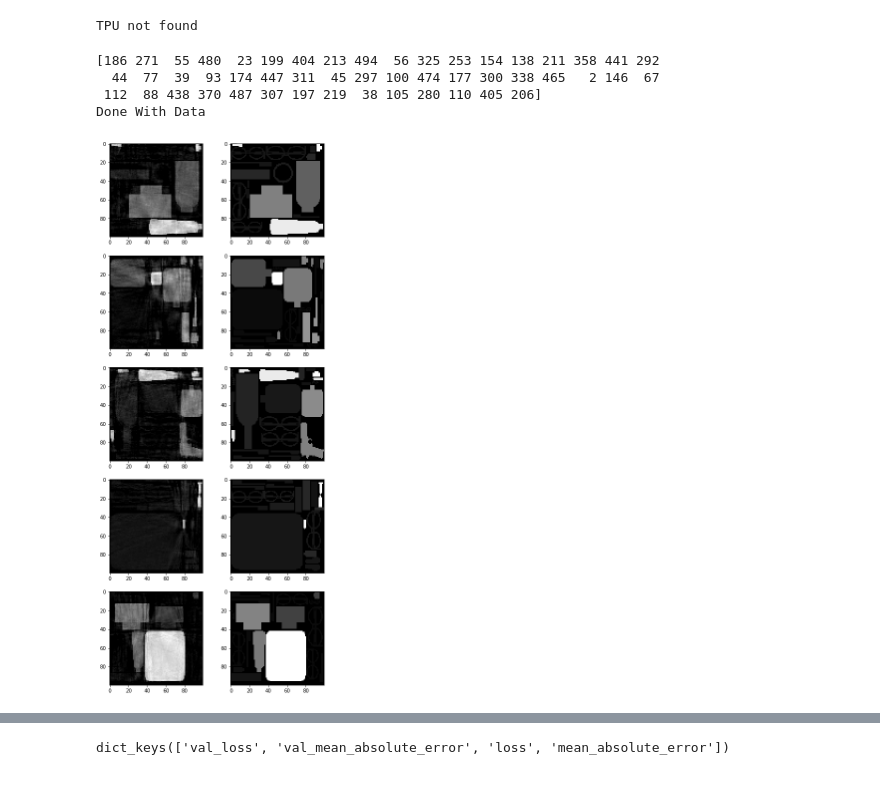
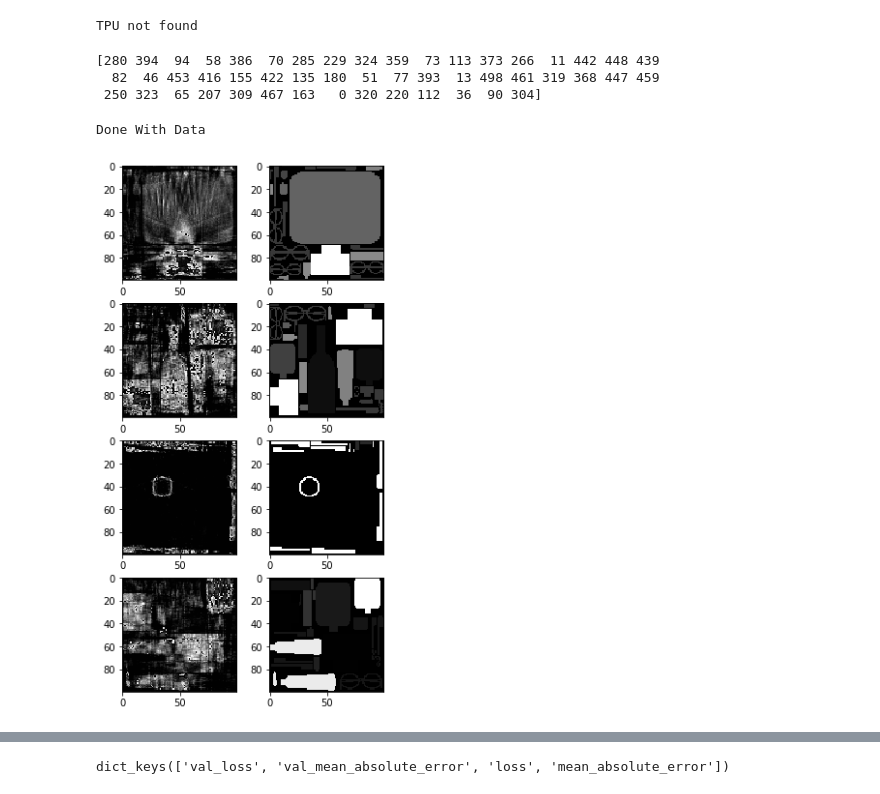
Before and after one commit to amasoudi1/U-NET-For-RFG-System, a Jupyter notebook: UNET_Fixed_Gantry3.ipynb, the cells around one changed output, grey strips where cells are left out. Drawn from its saved outputs; the diff is of its cells as text; code cells hidden in the pictures.

```diff
--- a/UNET_Fixed_Gantry3.ipynb
+++ b/UNET_Fixed_Gantry3.ipynb
@@ -65,6 +71,7 @@ import keras.backend as K
 from keras.callbacks import LearningRateScheduler, ModelCheckpoint ,Callback
 from keras.initializers import *
 
+import cv2
 import numpy as np
 import scipy.io as sc
 import os
@@ -118,24 +125,33 @@ for i in range(450,500):
 
 #train_images = 1*(train_images - train_images.min()) / (train_images.max() - train_images.min())
 #train_labels = 1*(train_labels - train_labels.min()) / (train_labels.max() - train_labels.min())
-
-print("Done With Data")
-fix, ax = plt.subplots(5,2, figsize=(8,20))
-for i in range(5):
-    ax[i,0].imshow(train_images[i,:,:,0], cmap='gray')
-    ax[i,1].imshow(train_labels[i,:,:,0], cmap='gray')
-plt.show()
-
-#fix, ax = plt.subplots(1,2, figsize=(8,20))
-#ax[0].imshow(train_images[0,:,:,0], cmap='gray')
-#ax[1].imshow(train_labels[0,:,:,0], cmap='gray')
-#plt.show()
 # %% [output]
-[186 271  55 480  23 199 404 213 494  56 325 253 154 138 211 358 441 292
-  44  77  39  93 174 447 311  45 297 100 474 177 300 338 465   2 146  67
- 112  88 438 370 487 307 197 219  38 105 280 110 405 206]
-Done With Data
+[280 394  94  58 386  70 285 229 324 359  73 113 373 266  11 442 448 439
+  82  46 453 416 155 422 135 180  51  77 393  13 498 461 319 368 447 459
+ 250 323  65 207 309 467 163   0 320 220 112  36  90 304]
-[figure, removed]
+# %%
+print("Done With Data")
+
+def adjust_gamma(image, gamma=1.0):
+   invGamma = 1.0 / gamma
+   table = np.array([
+      ((i / 255.0) ** invGamma) * 255
+      for i in np.arange(0, 256)])
+   return cv2.LUT(image.astype(np.uint8), table.astype(np.uint8))
+
+fix, ax = plt.subplots(4,2, figsize=(5,10))
+for i in range(4):
+    ax[i,0].imshow(adjust_gamma((train_images[i,:,:,0]), 0.6), cmap='gray')
+    ax[i,1].imshow(adjust_gamma((train_labels[i,:,:,0]), 0.6), cmap='gray')
+plt.show()
+
+#fix, ax = plt.subplots(1,2, figsize=(8,20))
+#ax[0].imshow(train_images[0,:,:,0], cmap='gray')
+#ax[1].imshow(train_labels[0,:,:,0], cmap='gray')
+#plt.show()
+# %% [output]
+Done With Data
+[figure, added]
 # %%
 # Defining
 SEED = 42
```
Also changed, not shown: parts of 6 cells of this notebook.
